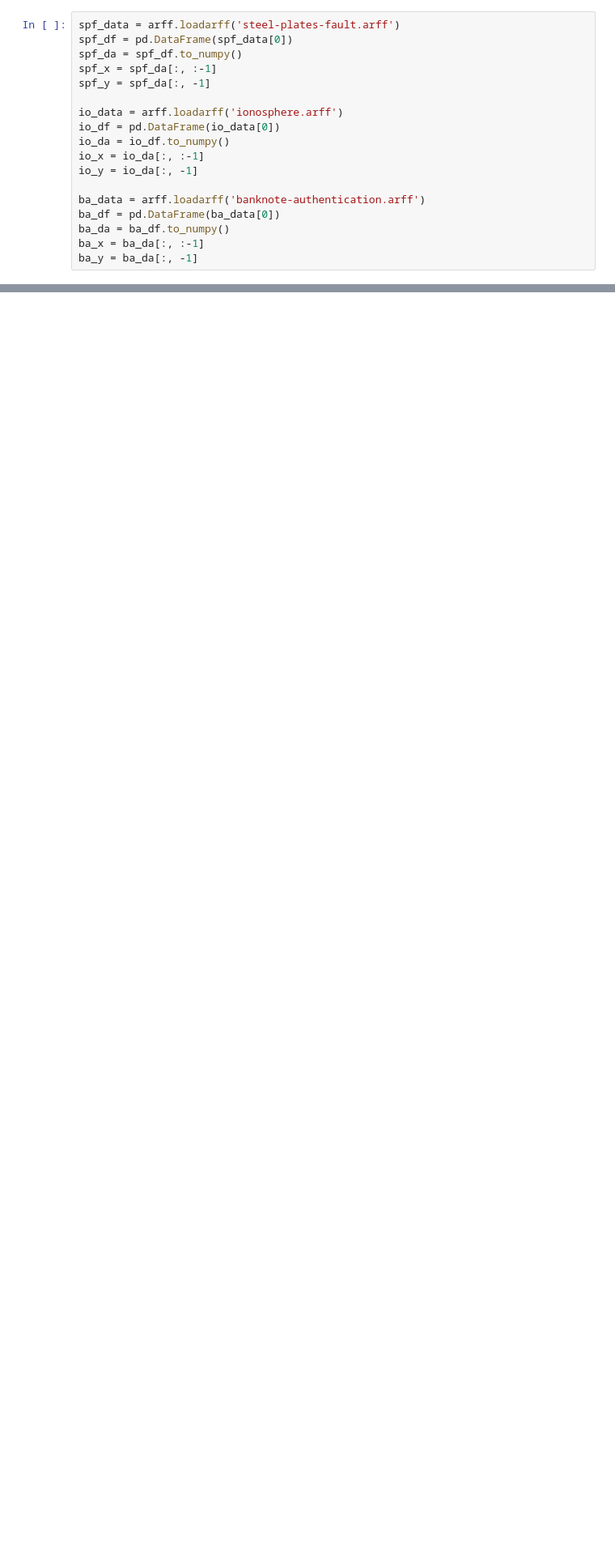
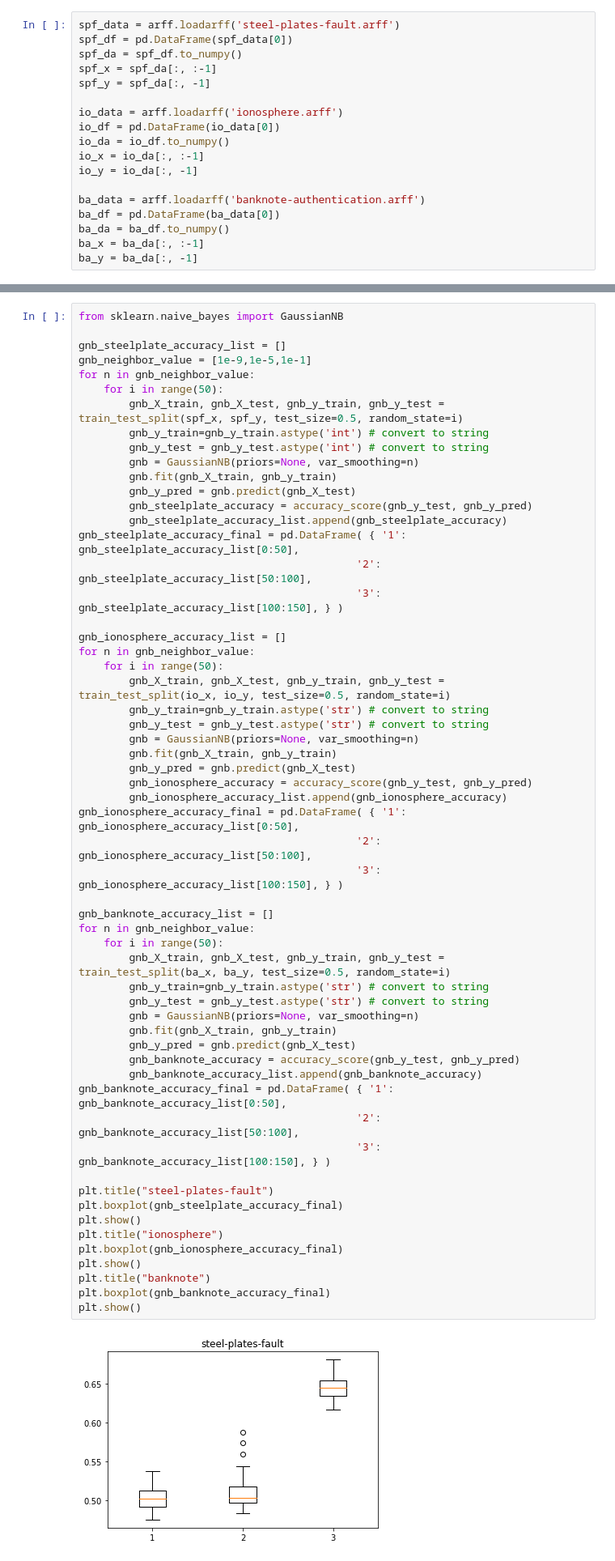
Before and after one commit to KyrieRui/COMP309, a Jupyter notebook: a1demo.ipynb, the cells around one changed output, grey strips where cells are left out. Shown: that part at 81% size. Cells and saved outputs as stored; diff of their text form; blank space fills up the shorter version.

```diff
--- a/a1demo.ipynb
+++ b/a1demo.ipynb
@@ -156,0 +101,60 @@ plt.show()
+# %%
+from sklearn.naive_bayes import GaussianNB
+
+gnb_steelplate_accuracy_list = []
+gnb_neighbor_value = [1e-9,1e-5,1e-1]
+for n in gnb_neighbor_value:
+    for i in range(50):
+        gnb_X_train, gnb_X_test, gnb_y_train, gnb_y_test = train_test_split(spf_x, spf_y, test_size=0.5, random_state=i)
+        gnb_y_train=gnb_y_train.astype('int') # convert to string
+        gnb_y_test = gnb_y_test.astype('int') # convert to string
+        gnb = GaussianNB(priors=None, var_smoothing=n)
+        gnb.fit(gnb_X_train, gnb_y_train)
+        gnb_y_pred = gnb.predict(gnb_X_test)
+        gnb_steelplate_accuracy = accuracy_score(gnb_y_test, gnb_y_pred)
+        gnb_steelplate_accuracy_list.append(gnb_steelplate_accuracy)
+gnb_steelplate_accuracy_final = pd.DataFrame( { '1': gnb_steelplate_accuracy_list[0:50],
+                                            '2': gnb_steelplate_accuracy_list[50:100],
+                                            '3': gnb_steelplate_accuracy_list[100:150], } )
+
+gnb_ionosphere_accuracy_list = []
+for n in gnb_neighbor_value:
+    for i in range(50):
+        gnb_X_train, gnb_X_test, gnb_y_train, gnb_y_test = train_test_split(io_x, io_y, test_size=0.5, random_state=i)
+        gnb_y_train=gnb_y_train.astype('str') # convert to string
+        gnb_y_test = gnb_y_test.astype('str') # convert to string
+        gnb = GaussianNB(priors=None, var_smoothing=n)
+        gnb.fit(gnb_X_train, gnb_y_train)
+        gnb_y_pred = gnb.predict(gnb_X_test)
+        gnb_ionosphere_accuracy = accuracy_score(gnb_y_test, gnb_y_pred)
+        gnb_ionosphere_accuracy_list.append(gnb_ionosphere_accuracy)
+gnb_ionosphere_accuracy_final = pd.DataFrame( { '1': gnb_ionosphere_accuracy_list[0:50],
+                                            '2': gnb_ionosphere_accuracy_list[50:100],
+                                            '3': gnb_ionosphere_accuracy_list[100:150], } )
+
+gnb_banknote_accuracy_list = []
+for n in gnb_neighbor_value:
+    for i in range(50):
+        gnb_X_train, gnb_X_test, gnb_y_train, gnb_y_test = train_test_split(ba_x, ba_y, test_size=0.5, random_state=i)
+        gnb_y_train=gnb_y_train.astype('str') # convert to string
+        gnb_y_test = gnb_y_test.astype('str') # convert to string
+        gnb = GaussianNB(priors=None, var_smoothing=n)
+        gnb.fit(gnb_X_train, gnb_y_train)
+        gnb_y_pred = gnb.predict(gnb_X_test)
+        gnb_banknote_accuracy = accuracy_score(gnb_y_test, gnb_y_pred)
+        gnb_banknote_accuracy_list.append(gnb_banknote_accuracy)
+gnb_banknote_accuracy_final = pd.DataFrame( { '1': gnb_banknote_accuracy_list[0:50],
+                                            '2': gnb_banknote_accuracy_list[50:100],
+                                            '3': gnb_banknote_accuracy_list[100:150], } )
+
+plt.title("steel-plates-fault")
+plt.boxplot(gnb_steelplate_accuracy_final)
+plt.show()
+plt.title("ionosphere")
+plt.boxplot(gnb_ionosphere_accuracy_final)
+plt.show()
+plt.title("banknote")
+plt.boxplot(gnb_banknote_accuracy_final)
+plt.show()
+# %% [output]
+[figure, added]
```
Also changed, not shown: parts of 8 cells of this notebook.
